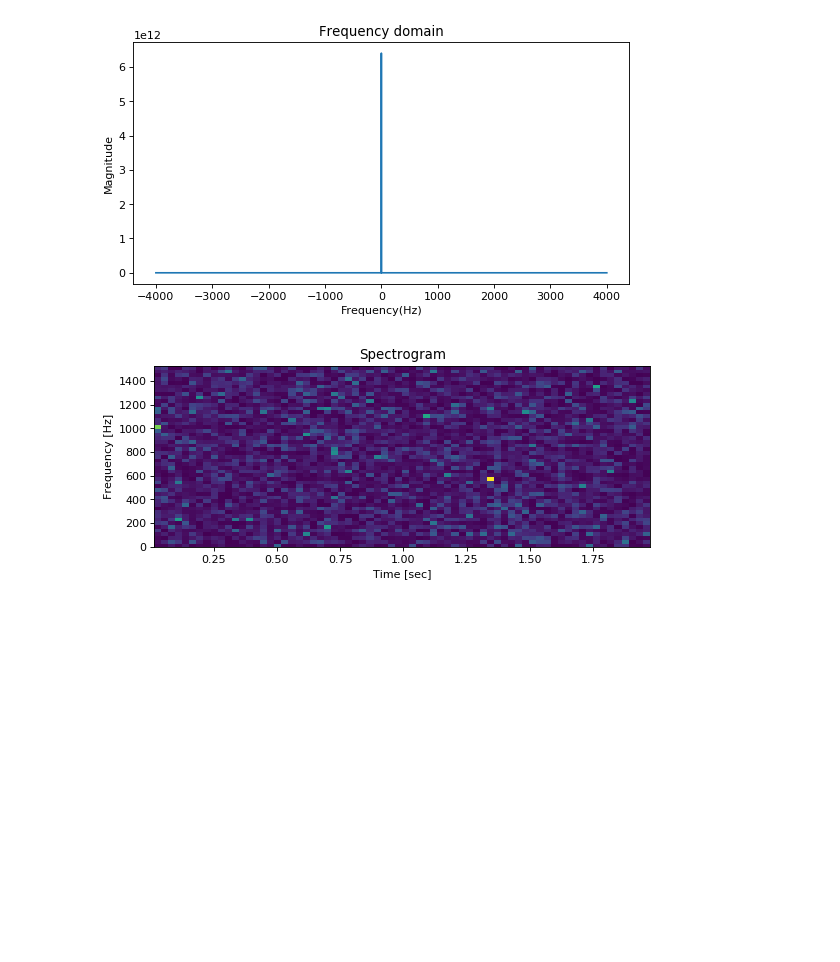
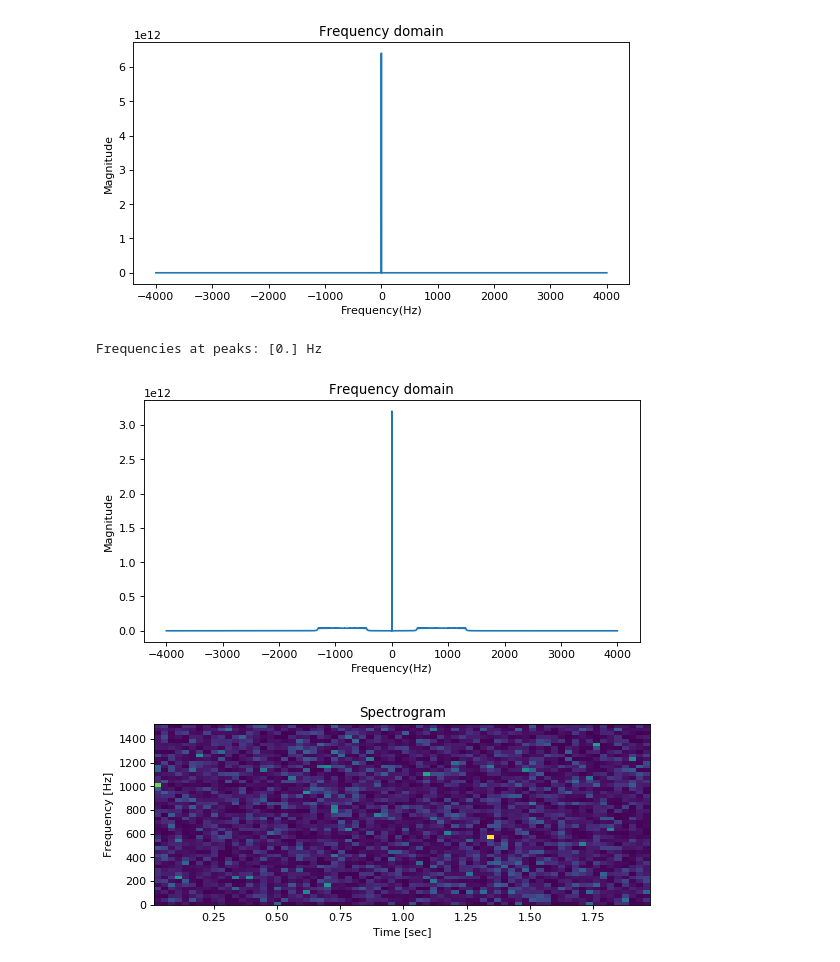
Before and after one commit to araobp/ultrasonic-communication, a Jupyter notebook: simulation/ChirpSimulation.ipynb, the cells around one changed output. Drawn from its saved outputs; the diff is of its cells as text; code cells hidden in the pictures; blank space fills up the shorter version.

```diff
--- a/simulation/ChirpSimulation.ipynb
+++ b/simulation/ChirpSimulation.ipynb
@@ -175,6 +191,12 @@ plot_fft(chirp(length=2.0) * chirp(length=2.0).conjugate())
 # %% [output]
 Frequencies at peaks: [0.] Hz
 [figure]
+# %%
+# Chirp squared term
+plot_fft(chirp_cos(length=2.0) * chirp_cos(length=2.0))
+# %% [output]
+Frequencies at peaks: [0.] Hz
+[figure, added]
 # %%
 plot_spectrogram(chirp(length=2.0) * chirp(length=2.0).conjugate(), nperseg=256, band=50)
 # %% [output]
```
Also changed, not shown: parts of 36 cells of this notebook.
